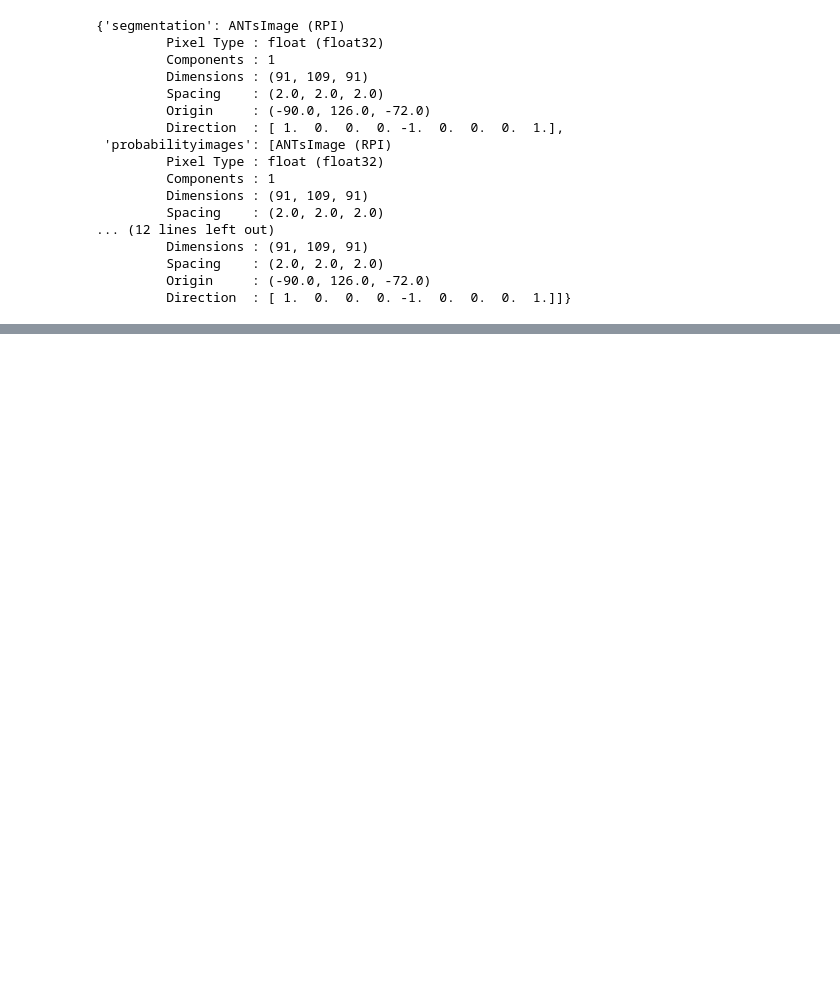
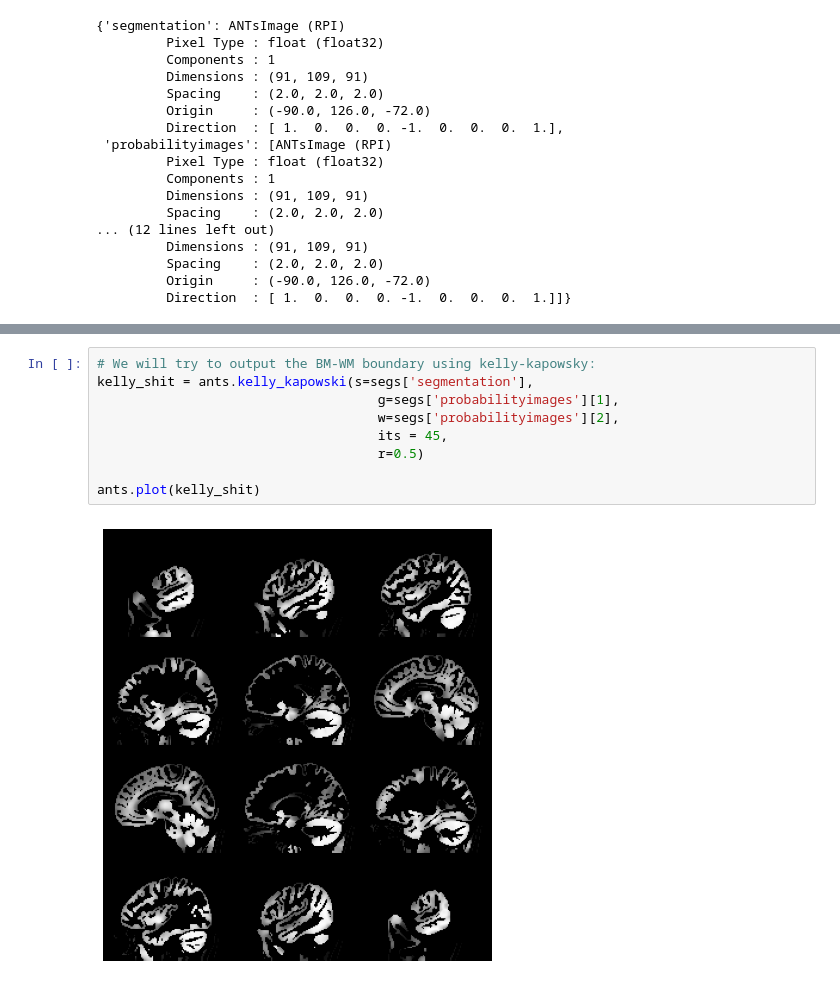
Before and after one commit to aleibz98/Practicas_SantPau, a Jupyter notebook: T1-to-Std_ANTS.ipynb, the cells around one changed output, grey strips where cells are left out. Drawn from its saved outputs; the diff is of its cells as text; blank space fills up the shorter version.

```diff
--- a/T1-to-Std_ANTS.ipynb
+++ b/T1-to-Std_ANTS.ipynb
@@ -104,0 +144,11 @@ ants.plot(registered_image['warpedmovout'], overlay=mask_CSF, overlay_cmap='jet'
+# %%
+# We will try to output the BM-WM boundary using kelly-kapowsky:
+kelly_shit = ants.kelly_kapowski(s=segs['segmentation'],
+                                    g=segs['probabilityimages'][1],
+                                    w=segs['probabilityimages'][2],
+                                    its = 45,
+                                    r=0.5)
+
+ants.plot(kelly_shit)
+# %% [output]
+[figure, added]
```
Also changed, not shown: parts of 13 cells of this notebook.
